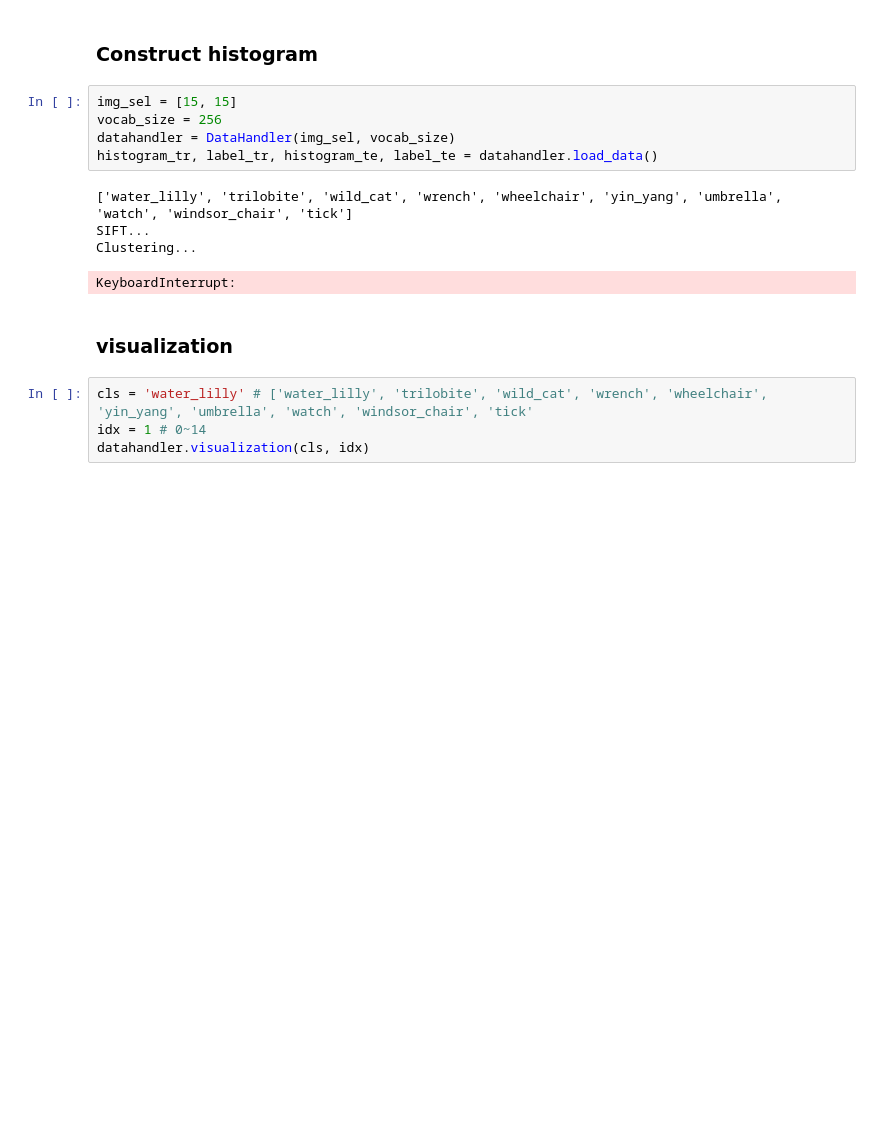
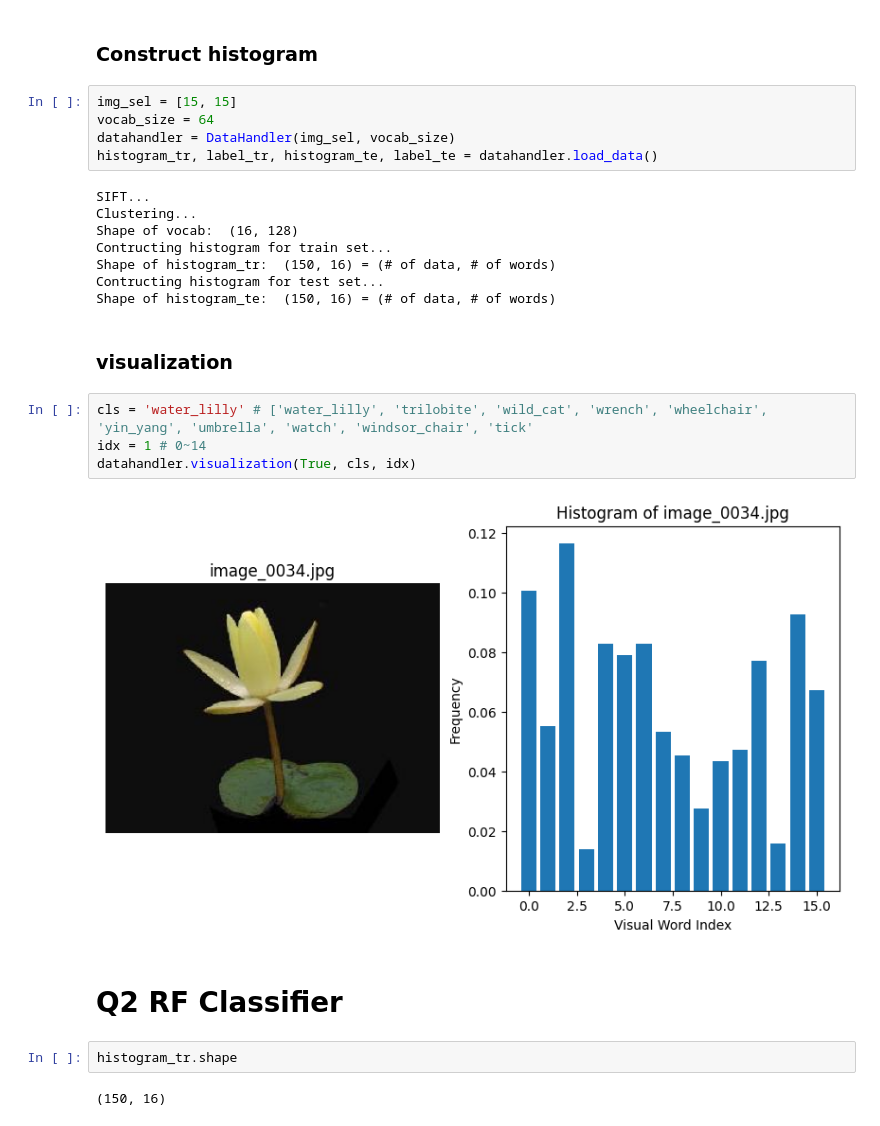
Before and after one commit to HahmDY/CS485_CourseWork2, a Jupyter notebook: main.ipynb, the cells around one changed output. Saved outputs shown, nothing was run; the diff lists cells and outputs as text; blank space fills up the shorter version.

```diff
--- a/main.ipynb
+++ b/main.ipynb
@@ -10,17 +10,28 @@ from utils import DataHandler
 ### Construct histogram
 # %%
 img_sel = [15, 15]
-vocab_size = 256
+vocab_size = 64
 datahandler = DataHandler(img_sel, vocab_size)
 histogram_tr, label_tr, histogram_te, label_te = datahandler.load_data()
 # %% [output]
-['water_lilly', 'trilobite', 'wild_cat', 'wrench', 'wheelchair', 'yin_yang', 'umbrella', 'watch', 'windsor_chair', 'tick']
 SIFT...
 Clustering...
+Shape of vocab:  (16, 128)
+Contructing histogram for train set...
+Shape of histogram_tr:  (150, 16) = (# of data, # of words)
+Contructing histogram for test set...
+Shape of histogram_te:  (150, 16) = (# of data, # of words)
-KeyboardInterrupt:
 # %% [markdown]
 ### visualization
 # %%
 cls = 'water_lilly' # ['water_lilly', 'trilobite', 'wild_cat', 'wrench', 'wheelchair', 'yin_yang', 'umbrella', 'watch', 'windsor_chair', 'tick'
 idx = 1 # 0~14
-datahandler.visualization(cls, idx)
+datahandler.visualization(True, cls, idx)
+# %% [output]
+[figure, added]
+# %% [markdown]
+# Q2 RF Classifier
+# %%
+histogram_tr.shape
+# %% [output]
+(150, 16)
```
Also changed, not shown: 5 other files.
